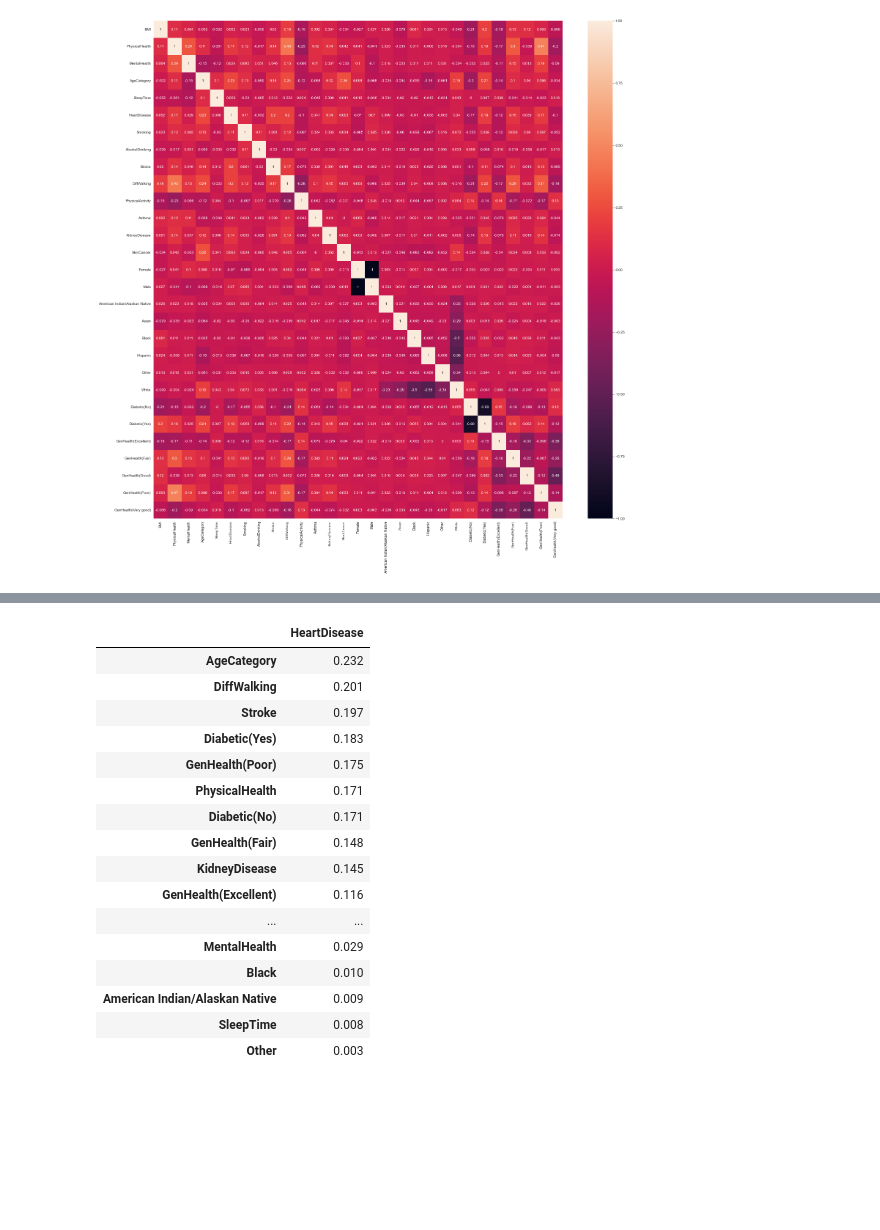
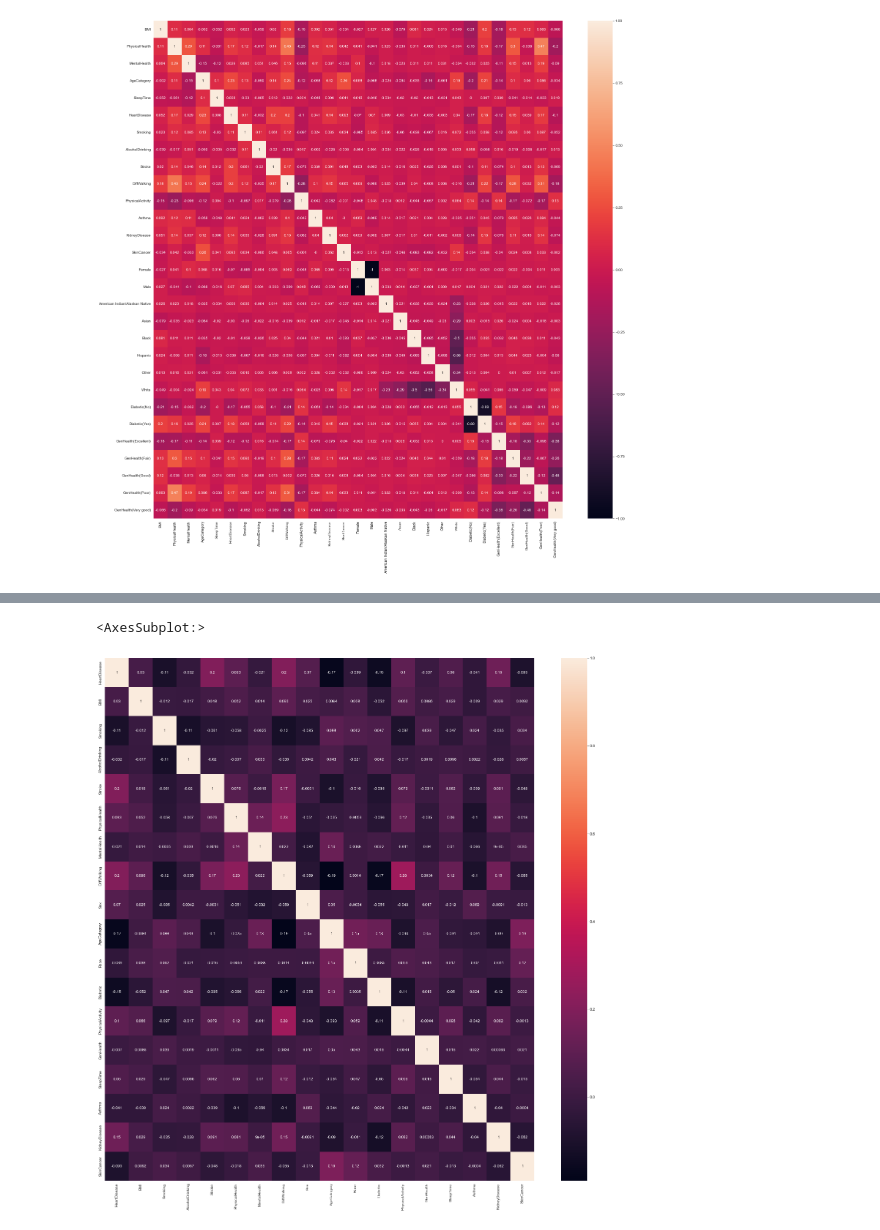
Before and after one commit to COGS118A/Group011-Sp22, a Jupyter notebook: Data Cleaning.ipynb, the cells around one changed output, grey strips where cells are left out. Drawn from its saved outputs; the diff is of its cells as text; code cells hidden in the pictures; blank space fills up the shorter version.

Commit message:
Correlation Update

```diff
--- a/Data Cleaning.ipynb
+++ b/Data Cleaning.ipynb
@@ -304,20 +322,8 @@ plt.show()
-# %%
-corr_result
-# %% [output]
-|  | HeartDisease |
-| AgeCategory | 0.232 |
-| DiffWalking | 0.201 |
-| Stroke | 0.197 |
-| Diabetic(Yes) | 0.183 |
-| GenHealth(Poor) | 0.175 |
-| PhysicalHealth | 0.171 |
-| Diabetic(No) | 0.171 |
-| GenHealth(Fair) | 0.148 |
-| KidneyDisease | 0.145 |
-| GenHealth(Excellent) | 0.116 |
-| ... | ... |
-| MentalHealth | 0.029 |
-| Black | 0.010 |
-| American Indian/Alaskan Native | 0.009 |
-| SleepTime | 0.008 |
-| Other | 0.003 |
+# %%
+df = pd.read_csv('heart_2020_cleaned.csv')
+correlation = df.apply(lambda x: x.factorize()[0]).corr()
+plt.figure(figsize = (25,25))
+sns.heatmap(correlation, annot = True, cmap = 'rocket')
+# %% [output]
+<AxesSubplot:>
+[figure, added]
```
Also changed, not shown: parts of 2 cells of this notebook.
